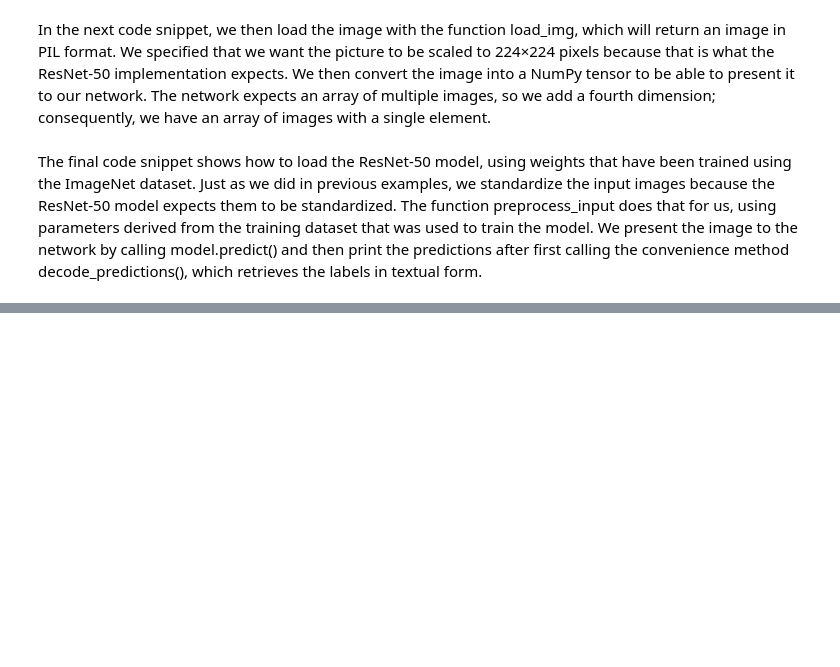
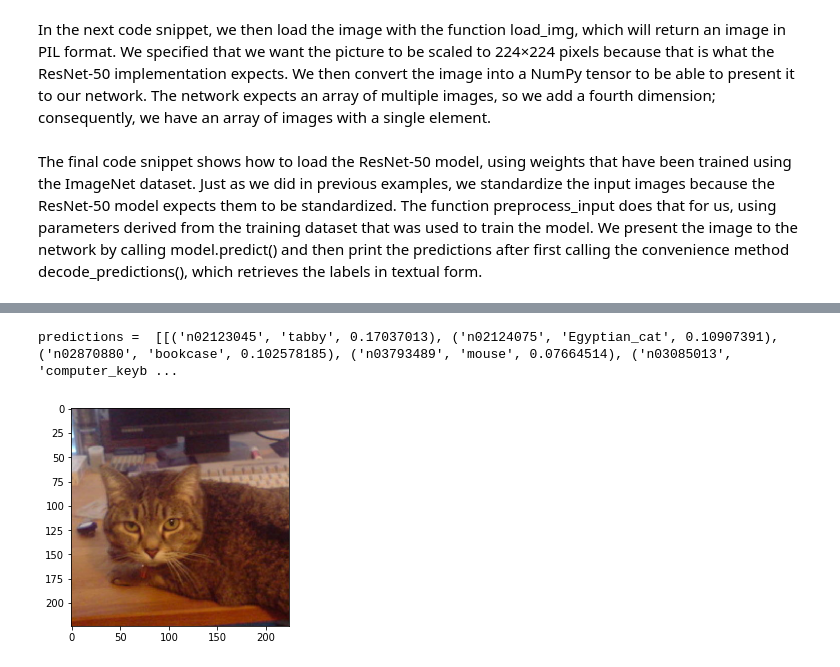
Before and after one commit to gnitnaw/LDL, a Jupyter notebook: tf_framework/c8e1_resnet_inference.ipynb, the cells around one changed output, grey strips where cells are left out. Cells and saved outputs as stored; diff of their text form; code cells hidden in the pictures; blank space fills up the shorter version.

```diff
--- a/tf_framework/c8e1_resnet_inference.ipynb
+++ b/tf_framework/c8e1_resnet_inference.ipynb
@@ -47,9 +47,14 @@ In the next code snippet, we then load the image with the function load_img, whi
 # %%
 # Load image and convert to 4-dimensional tensor.
 DOG_FILENAME = path_head+'data/dog.jpg'
+CAT_FILENAME = path_head+'data/cat.jpg'
 image = load_img(DOG_FILENAME, target_size=(224, 224))
 image_np = img_to_array(image)
 image_np = np.expand_dims(image_np, axis=0)
+
+image_cat = load_img(CAT_FILENAME, target_size=(224, 224))
+image_cat_np = img_to_array(image_cat)
+image_cat_np = np.expand_dims(image_cat_np, axis=0)
 # %% [markdown]
 The final code snippet shows how to load the ResNet-50 model, using weights that have been trained using the ImageNet dataset. Just as we did in previous examples, we standardize the input images because the ResNet-50 model expects them to be standardized. The function preprocess_input does that for us, using parameters derived from the training dataset that was used to train the model. We present the image to the network by calling model.predict() and then print the predictions after first calling the convenience method decode_predictions(), which retrieves the labels in textual form.
 # %%
@@ -69,2 +80,15 @@ plt.show()
 predictions =  [[('n02091134', 'whippet', 0.50009334), ('n02085620', 'Chihuahua', 0.057942975), ('n02111889', 'Samoyed', 0.055593167), ('n02109961', 'Eskimo_dog', 0.046852462), ('n04033995', 'quilt',  ...
 [figure]
+# %%
+X2 = resnet50.preprocess_input(image_cat_np.copy())
+# Do prediction.
+y2 = model.predict(X2)
+predicted_labels = decode_predictions(y2)
+print('predictions = ', predicted_labels)
+
+# Show image.
+plt.imshow(np.uint8(image_cat_np[0]))
+plt.show()
+# %% [output]
+predictions =  [[('n02123045', 'tabby', 0.17037013), ('n02124075', 'Egyptian_cat', 0.10907391), ('n02870880', 'bookcase', 0.102578185), ('n03793489', 'mouse', 0.07664514), ('n03085013', 'computer_keyb ...
+[figure, added]
```
Also changed, not shown: parts of 1 cell of this notebook.
